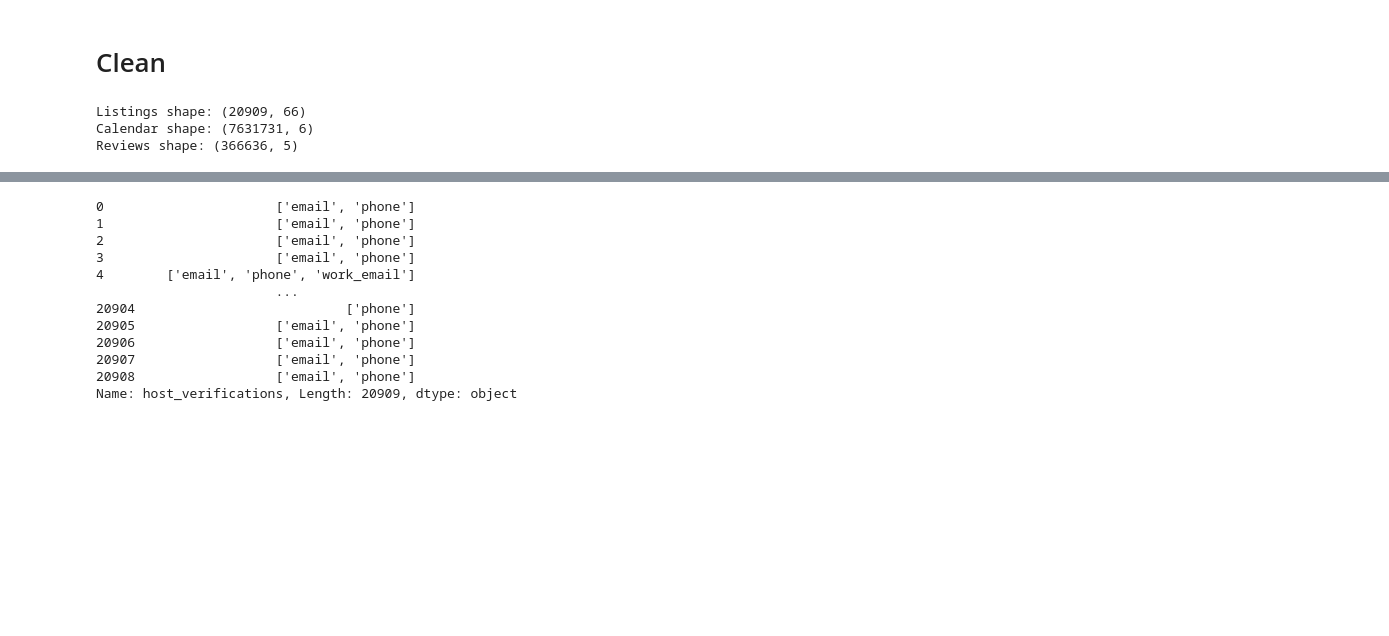
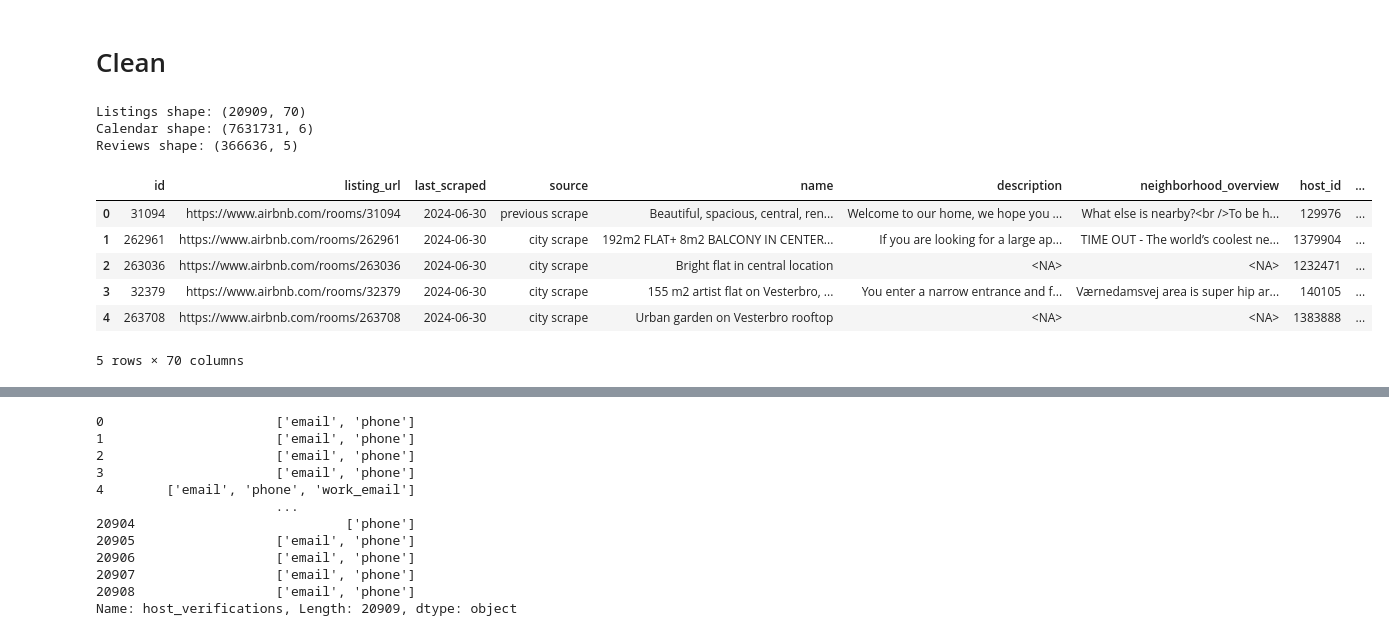
Before and after one commit to elto21ab/DMV, a Jupyter notebook: explore-ELIAS.ipynb, the cells around one changed output, grey strips where cells are left out. Drawn from its saved outputs; the diff is of its cells as text; code cells hidden in the pictures; blank space fills up the shorter version.

```diff
--- a/explore-ELIAS.ipynb
+++ b/explore-ELIAS.ipynb
@@ -93,22 +93,48 @@ cal = cal.rename(columns={'price': 'price_USD'})
 cal['price_USD'] = pd.to_numeric(cal['price_USD'], errors='coerce')
 
 ########## Handling list columns ##########
-# Count amenities and add new column
+
 lis['amenities_count'] = lis.amenities.str.strip('[]').str.split(',').str.len()
-# Encoding host_verifications
-# First clean up the string representation of lists
+
+
+def clean_amenity(text):
+    """Clean individual amenity strings"""
+    import re
+    text = str(text) # Convert to string if not already
+    text = text.strip().strip('"\'').strip('.- ') # Basic cleaning
+    text = text.encode('ascii', 'ignore').decode('ascii') # Replace unicode escape sequences with their characters
+    text = re.sub(r'\s+', ' ', text) # Replace multiple spaces with single space
+    text = re.sub(r'[^a-zA-Z0-9\s]', '', text) # Remove special characters, keeping only alphanumeric and spaces
+    text = text.lower().strip() # Convert to lowercase, strip again, and remove any remaining leading/trailing spaces
+    return text
+
+# Clean and convert amenities to comma-separated string
+lis['amenities'] = lis['amenities'].str.strip('[]').str.split(',').apply(
+    lambda x: ','.join(
+        sorted(  # Sort for consistency
+            filter(None,  # Remove empty strings
+                [clean_amenity(item) for item in x]
+            )
+        )
+    )
+)
+
+lis['amenities'] = lis['amenities'].astype('string') # Convert to string dtype
+
+# Count number of verifications per host
+lis['host_verifications_count'] = lis['host_verifications'].str.strip('[]').str.split(', ').str.len()
 lis['host_verifications'] = lis['host_verifications'].str.strip('[]').str.replace("'", "").str.split(', ')
 # Create one-hot encoded columns
 verification_dummies = lis['host_verifications'].str.join('|').str.get_dummies()
-# Add prefix to avoid column name conflicts
 verification_dummies = verification_dummies.add_prefix('verification_')
-# Join with original dataframe if needed
 lis = pd.concat([lis, verification_dummies], axis=1)
+
+lis.drop(columns=['host_verifications', 'amenities'], inplace=True)
 
 print("Listings shape:", lis.shape)
 print("Calendar shape:", cal.shape)
 print("Reviews shape:", rev.shape)
 # %% [output]
-Listings shape: (20909, 66)
+Listings shape: (20909, 70)
 Calendar shape: (7631731, 6)
 Reviews shape: (366636, 5)
@@ -114,0 +151,10 @@ Reviews shape: (366636, 5)
+# %%
+lis.head()
+# %% [output]
+|  | id | listing_url | last_scraped | source | name | description | neighborhood_overview | host_id | ... |
+| 0 | 31094 | https://www.airbnb.com/rooms/31094 | 2024-06-30 | previous scrape | Beautiful, spacious, central, ren... | Welcome to our home, we hope you ... | What else is nearby?<br />To be h... | 129976 | ... |
+| 1 | 262961 | https://www.airbnb.com/rooms/262961 | 2024-06-30 | city scrape | 192m2 FLAT+ 8m2 BALCONY IN CENTER... | If you are looking for a large ap... | TIME OUT - The world’s coolest ne... | 1379904 | ... |
+| 2 | 263036 | https://www.airbnb.com/rooms/263036 | 2024-06-30 | city scrape | Bright flat in central location | <NA> | <NA> | 1232471 | ... |
+| 3 | 32379 | https://www.airbnb.com/rooms/32379 | 2024-06-30 | city scrape | 155 m2 artist flat on Vesterbro, ... | You enter a narrow entrance and f... | Værnedamsvej area is super hip ar... | 140105 | ... |
+| 4 | 263708 | https://www.airbnb.com/rooms/263708 | 2024-06-30 | city scrape | Urban garden on Vesterbro rooftop | <NA> | <NA> | 1383888 | ... |
+5 rows × 70 columns
```
Also changed, not shown: parts of 57 cells of this notebook, 4 other files.
